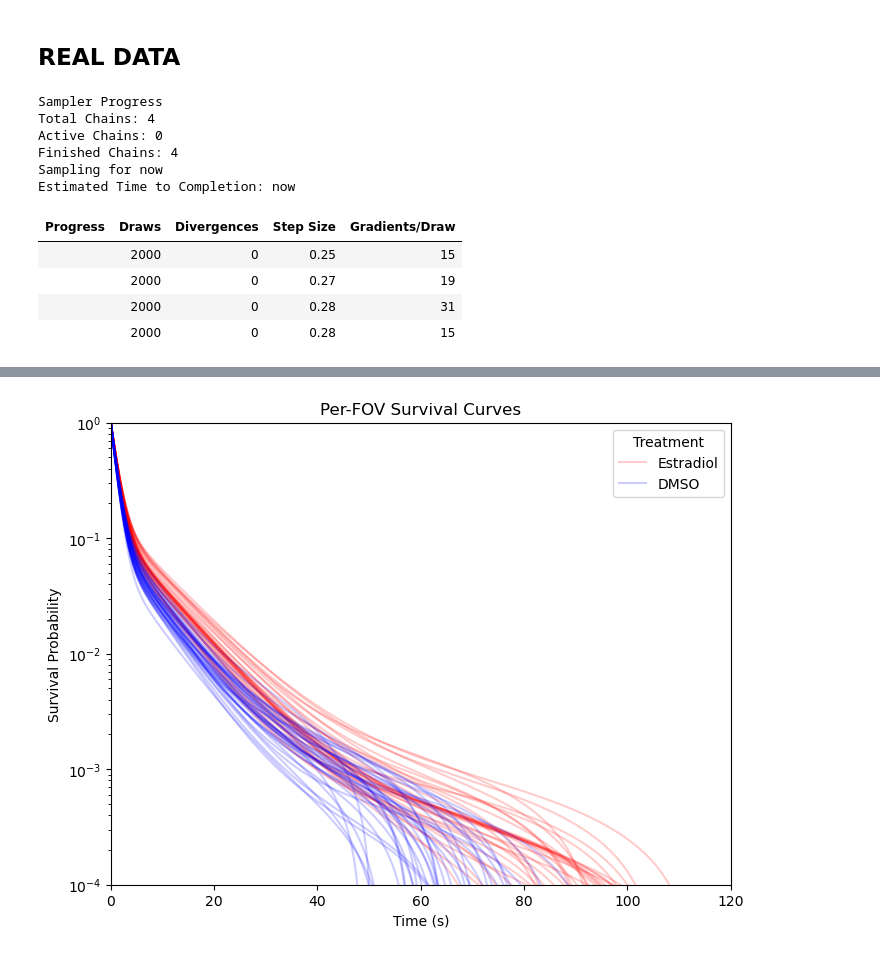
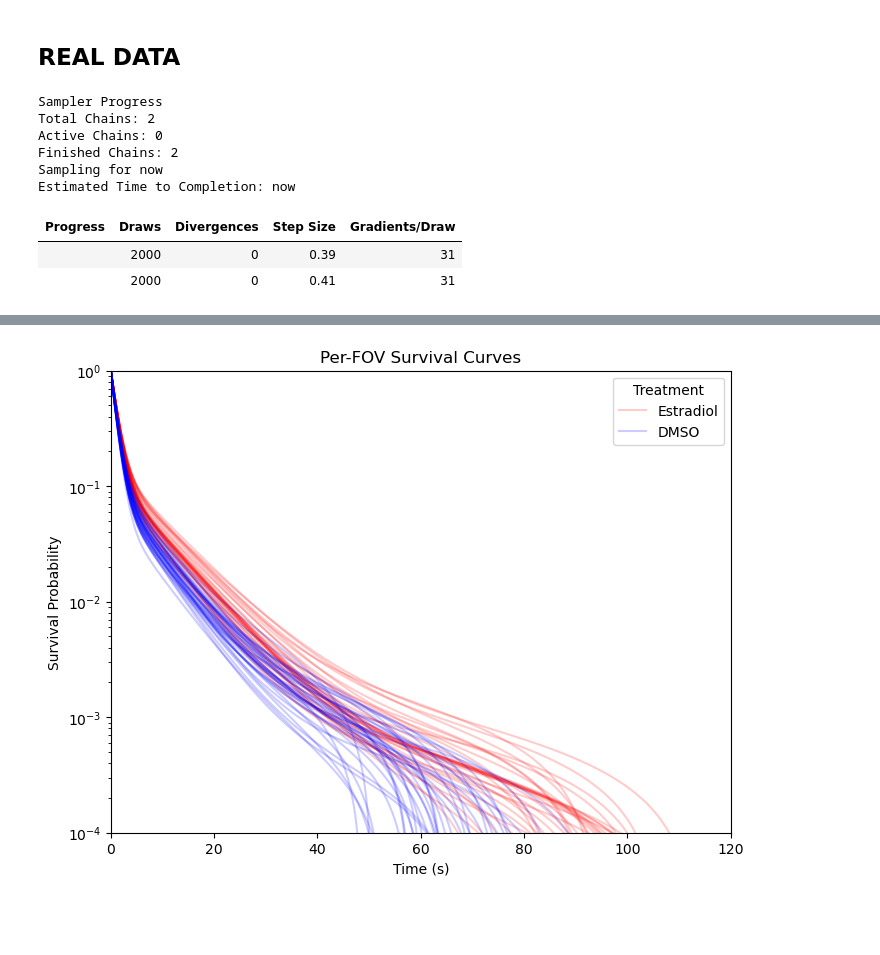
Before and after one commit to Wuttke-Lab/ERalpha_Steiner2025, a Jupyter notebook: model_fit_residence_time.ipynb, the cells around one changed output, grey strips where cells are left out. Saved outputs shown, nothing was run; the diff lists cells and outputs as text; code cells hidden in the pictures; blank space fills up the shorter version.

```diff
--- a/model_fit_residence_time.ipynb
+++ b/model_fit_residence_time.ipynb
@@ -367,7 +367,7 @@ plt.show()
 ## REAL DATA
 # %%
 # Read data in chunks for my potato computer
-file_path = '/path/to/df_tracks.csv'
+file_path = '/Users/samuelhunter/wuttke_era/kinetics/jupyter_notebooks/df_tracks.csv'
 chunksize = 10000
 chunk_list = []
 for chunk in pd.read_csv(file_path, chunksize=chunksize):
@@ -380,7 +380,7 @@ df['track_length'] = df['track_length'] * 0.25
 fov_id_str = '1854872-U2OS-0002_WellE02_Point00'
 filtered_data_H2B = df[df['fov_id_str'] == fov_id_str]
 
-fov_id_str = '1854872-U2OS-0007_WellI05_Point01'
+fov_id_str = '1854872-U2OS-0007_WellJ05_Point01'
 filtered_data = df[df['fov_id_str'] == fov_id_str]
 # %%
 # Define bins
@@ -394,7 +394,7 @@ bin_centers = (bin_edges[:-1] + bin_edges[1:]) / 2  # Get bin centers
 # Compute histogram
 hist_counts, _ = np.histogram(residence_times, bins=bin_edges)
 
-with pm.Model() as model:
+with pm.Model() as double_exp_model:
     # Priors
     alpha = np.array([1, 1, 1])  # Dirichlet prior for fractions
     weights = pm.Dirichlet("weights", a=alpha)
@@ -409,37 +409,42 @@ with pm.Model() as model:
     koff_fast = pm.Gamma("koff_fast",alpha=koff_alpha,beta=koff_beta)
     pm.Potential("valid_koff", pm.math.switch(koff_fast > koff_slow, 0, -np.inf))
 
     # Constrained Uniform noise term: uniform noise between the minimum and maximum residence time
     noise_min = np.min(bin_centers)
     noise_max = np.max(bin_centers)
     noise_range = noise_max - noise_min  # Calculate the range of residence times
     uniform_noise = 1/(noise_max - noise_min)
 
     # Expected probability density for each bin center
     expected_density = (
         weights[0] * koff_fast * pm.math.exp(-koff_fast * bin_centers) +
         weights[1] * koff_slow * pm.math.exp(-koff_slow * bin_centers) +
         weights[2] * uniform_noise  # Scaling noise fraction with the noise term
     )
 
     # Normalize to expected counts (scale by bin width and sample size)
     bin_width = np.diff(bin_edges)
     expected_counts = expected_density * bin_width * len(residence_times)
 
     # Likelihood: Observed histogram follows a Poisson distribution
     y_obs = pm.Poisson("y_obs", mu=expected_counts, observed=hist_counts)
 
     # MCMC Sampling
-    trace = pm.sample(1000, tune=1000, chains=4, target_accept=0.95, nuts_sampler="nutpie")
+    trace_double = pm.sample(1000, tune=1000,
+                             chains=2,
+                             cores=4,
+                             target_accept=0.9,
+                             return_inferencedata=True,
+                             nuts_sampler="nutpie"
+                             )
+    pm.compute_log_likelihood(trace_double)
 # %% [output]
 Sampler Progress
-Total Chains: 4
+Total Chains: 2
 Active Chains: 0
-Finished Chains: 4
+Finished Chains: 2
 Sampling for now
 Estimated Time to Completion: now
 | Progress | Draws | Divergences | Step Size | Gradients/Draw |
-|  | 2000 | 0 | 0.25 | 15 |
-|  | 2000 | 0 | 0.27 | 19 |
-|  | 2000 | 0 | 0.28 | 31 |
-|  | 2000 | 0 | 0.28 | 15 |
+|  | 2000 | 0 | 0.39 | 31 |
+|  | 2000 | 0 | 0.41 | 31 |
```
Also changed, not shown: parts of 16 cells of this notebook, 10 other files.
